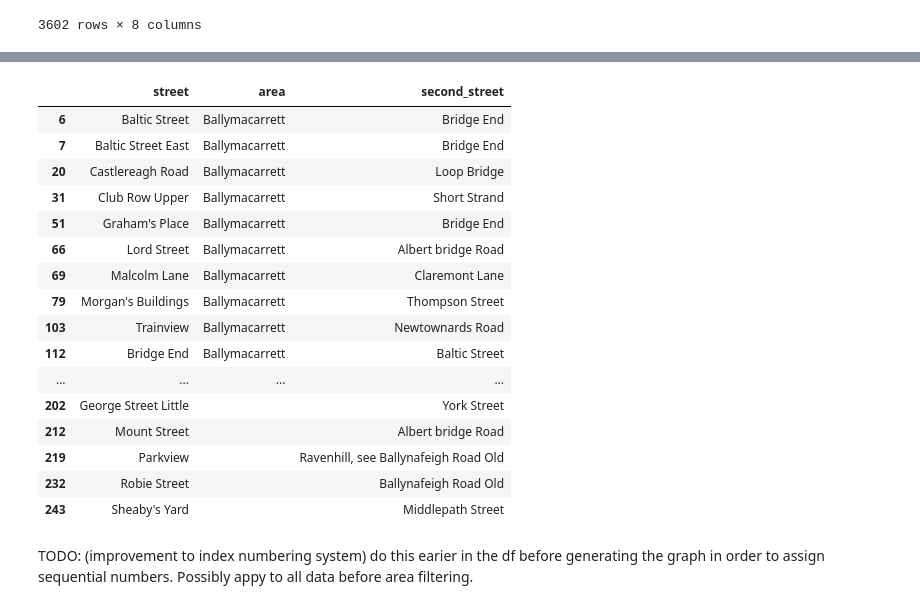
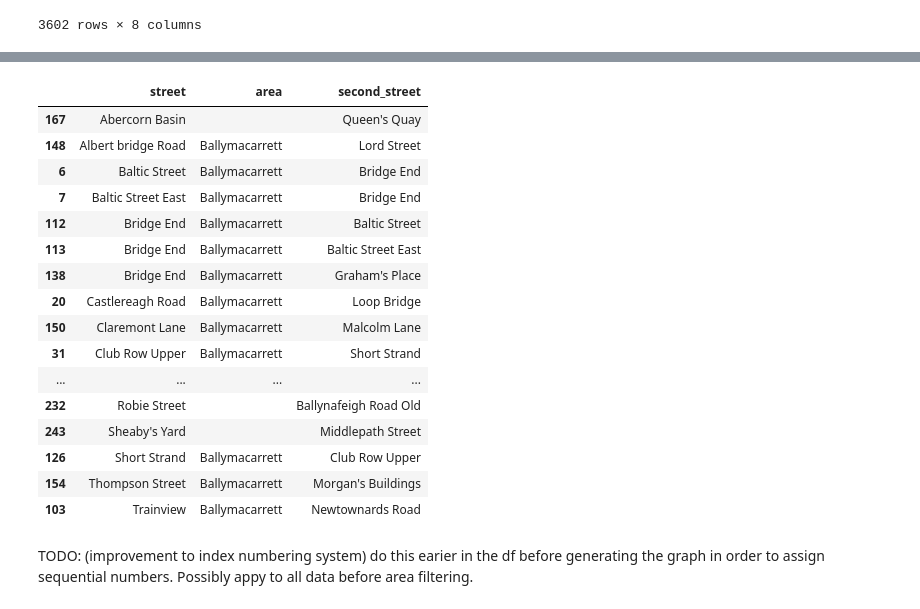
Before and after one commit to sian0x0/Map-Extinct-Addresses, a Jupyter notebook: ballymacarrett-extract.ipynb, the cells around one changed output, grey strips where cells are left out. Drawn from its saved outputs; the diff is of its cells as text; code cells hidden in the pictures.

```diff
--- a/ballymacarrett-extract.ipynb
+++ b/ballymacarrett-extract.ipynb
@@ -407,6 +407,11 @@ df_nodes_test_2.reset_index(inplace=True, drop=True)
 # extract door number #LATER: handle multiple and insert new rows in sequence order (currently only the first number listed is used)
 df_nodes_test_2['door_number'] = df_nodes_test_2['node_info'].copy().str.replace('½', '.5').str.extract(r'(\d+(?:\.\d+)?)')
 
+# handle ditto (") door number - use value from the previous row
+for i in range(1, len(df_nodes_test_2)):
+    if df_nodes_test_2.loc[i, 'node_info'].strip().startswith('"'):
+        df_nodes_test_2.loc[i, 'door_number'] = df_nodes_test_2.loc[i - 1, 'door_number']
+
 df_nodes_test_2
 # %% [output]
 |  | street | side | node_info | node_type | from | to | second_street | door_number |
@@ -500,34 +513,34 @@ Below are the new intersections from the target areas:
 # %%
 # #TODO: fix matching. #19 is in both.
 #check street list intersections for new street combinations not found in main data
 new_street_combinations = intersections_ballymac_streets[
     ~intersections_ballymac_streets.apply(lambda row: (
         ((intersections_nodes['street'] == row['street']) &
          (intersections_nodes['second_street'] == row['second_street'])) |
         ((intersections_nodes['street'] == row['second_street']) &
          (intersections_nodes['second_street'] == row['street']))
     ).any(), axis=1)
 ]
 
-new_street_combinations
+new_street_combinations.sort_values(by='street')
 # %% [output]
 |  | street | area | second_street |
+| 167 | Abercorn Basin |  | Queen's Quay |
+| 148 | Albert bridge Road | Ballymacarrett | Lord Street |
 | 6 | Baltic Street | Ballymacarrett | Bridge End |
 | 7 | Baltic Street East | Ballymacarrett | Bridge End |
+| 112 | Bridge End | Ballymacarrett | Baltic Street |
+| 113 | Bridge End | Ballymacarrett | Baltic Street East |
+| 138 | Bridge End | Ballymacarrett | Graham's Place |
 | 20 | Castlereagh Road | Ballymacarrett | Loop Bridge |
+| 150 | Claremont Lane | Ballymacarrett | Malcolm Lane |
 | 31 | Club Row Upper | Ballymacarrett | Short Strand |
-| 51 | Graham's Place | Ballymacarrett | Bridge End |
-| 66 | Lord Street | Ballymacarrett | Albert bridge Road |
-| 69 | Malcolm Lane | Ballymacarrett | Claremont Lane |
-| 79 | Morgan's Buildings | Ballymacarrett | Thompson Street |
-| 103 | Trainview | Ballymacarrett | Newtownards Road |
-| 112 | Bridge End | Ballymacarrett | Baltic Street |
 | ... | ... | ... | ... |
-| 202 | George Street Little |  | York Street |
-| 212 | Mount Street |  | Albert bridge Road |
-| 219 | Parkview |  | Ravenhill, see Ballynafeigh Road Old |
 | 232 | Robie Street |  | Ballynafeigh Road Old |
 | 243 | Sheaby's Yard |  | Middlepath Street |
+| 126 | Short Strand | Ballymacarrett | Club Row Upper |
+| 154 | Thompson Street | Ballymacarrett | Morgan's Buildings |
+| 103 | Trainview | Ballymacarrett | Newtownards Road |
 # %% [markdown]
 TODO: (improvement to index numbering system) do this earier in the df before generating the graph in order to assign sequential numbers. Possibly appy to all data before area filtering.
 # %% [markdown]
```
Also changed, not shown: parts of 11 cells of this notebook.
